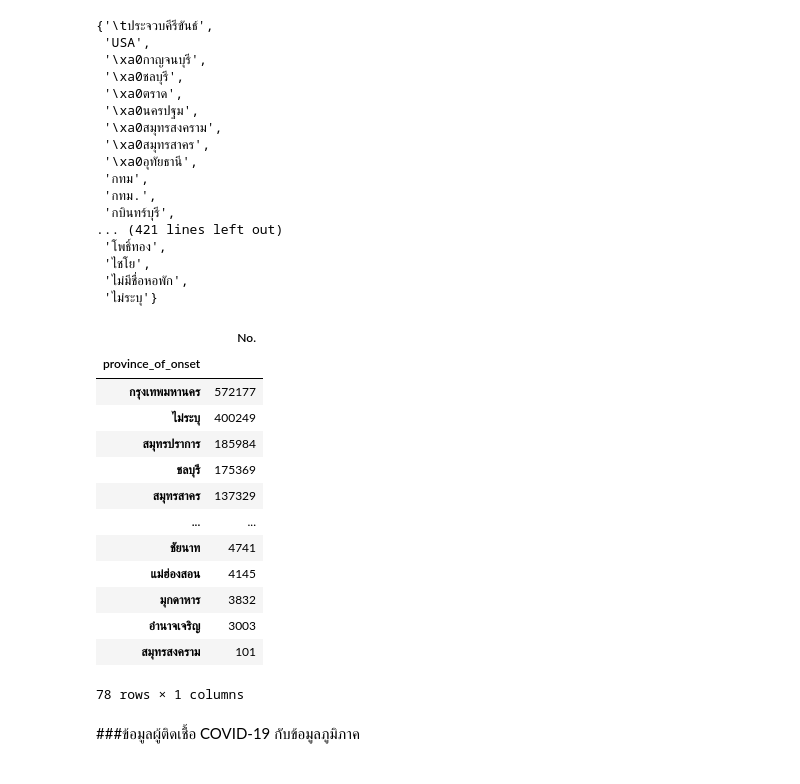
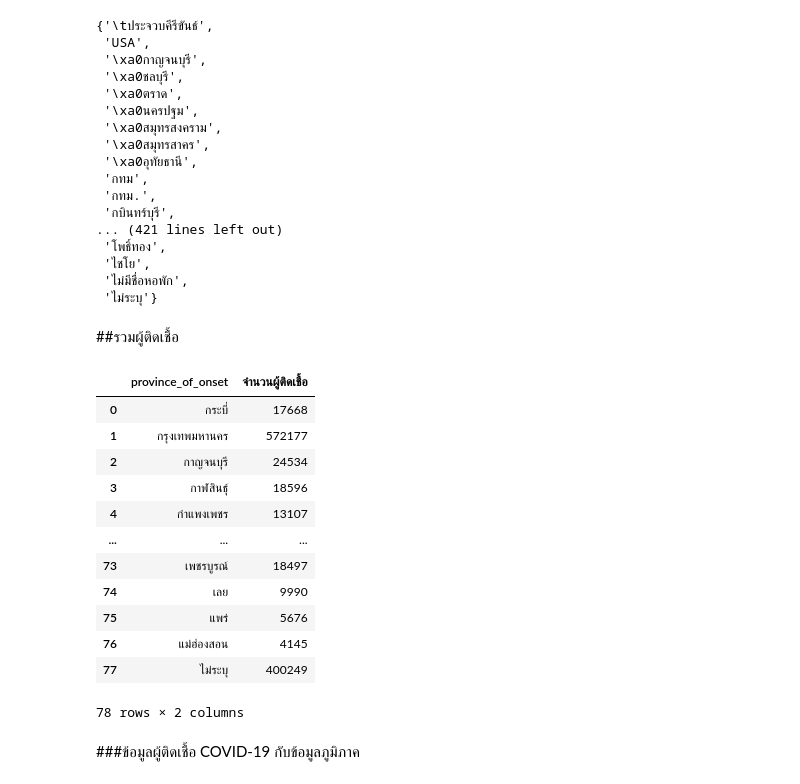
Before and after one commit to Kanyarat-S/data_viz_2020, a Jupyter notebook: Project_python.ipynb, the cells around one changed output. Drawn from its saved outputs; the diff is of its cells as text; code cells hidden in the pictures.

```diff
--- a/Project_python.ipynb
+++ b/Project_python.ipynb
@@ -770,24 +770,25 @@ covid_fill['province_of_onset'].replace({'\tประจวบคีรีขั
  'ไชโย':'อ่างทอง',
  'ไม่มีชื่อหอพัก':'ไม่ระบุ',
  'ไม่ระบุ':'ไม่ระบุ'}, inplace=True)
-# %%
-covid_count = covid_fill.groupby('province_of_onset')[['No.']].count().sort_values(by=['No.'],ascending=False)
-covid_count
-# %% [output]
-|  | No. |
-| province_of_onset |  |
-| กรุงเทพมหานคร | 572177 |
-| ไม่ระบุ | 400249 |
-| สมุทรปราการ | 185984 |
-| ชลบุรี | 175369 |
-| สมุทรสาคร | 137329 |
-| ... | ... |
-| ชัยนาท | 4741 |
-| แม่ฮ่องสอน | 4145 |
-| มุกดาหาร | 3832 |
-| อำนาจเจริญ | 3003 |
-| สมุทรสงคราม | 101 |
-78 rows × 1 columns
+# %% [markdown]
+##รวมผู้ติดเชื้อ
+# %%
+covid_count = covid_fill.groupby('province_of_onset').size().reset_index(name='จำนวนผู้ติดเชื้อ')
+covid_count
+# %% [output]
+|  | province_of_onset | จำนวนผู้ติดเชื้อ |
+| 0 | กระบี่ | 17668 |
+| 1 | กรุงเทพมหานคร | 572177 |
+| 2 | กาญจนบุรี | 24534 |
+| 3 | กาฬสินธุ์ | 18596 |
+| 4 | กำแพงเพชร | 13107 |
+| ... | ... | ... |
+| 73 | เพชรบูรณ์ | 18497 |
+| 74 | เลย | 9990 |
+| 75 | แพร่ | 5676 |
+| 76 | แม่ฮ่องสอน | 4145 |
+| 77 | ไม่ระบุ | 400249 |
+78 rows × 2 columns
 # %% [markdown]
 ###ข้อมูลผู้ติดเชื้อ COVID-19 กับข้อมูลภูมิภาค
 # %%
```
Also changed, not shown: parts of 4 cells of this notebook.
